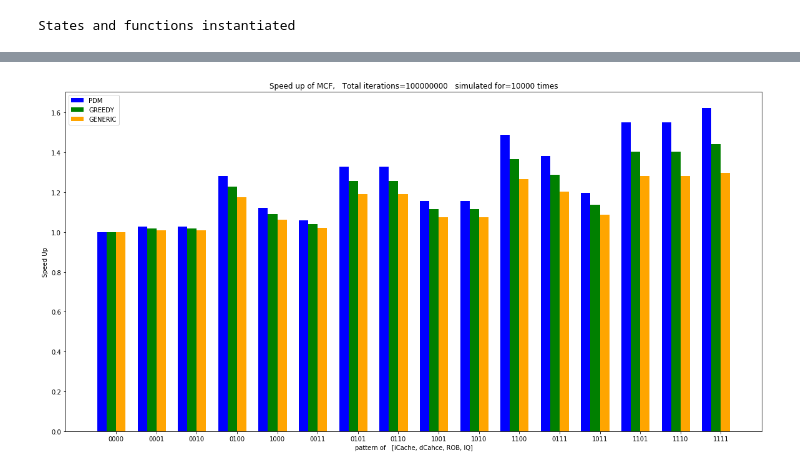
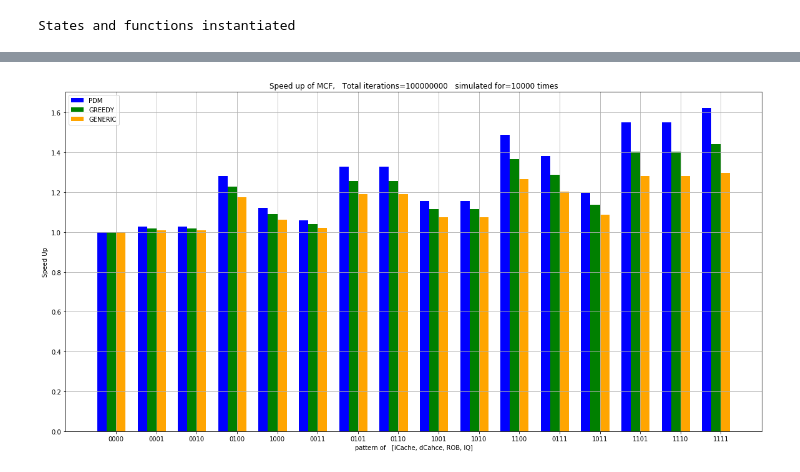
Before and after one commit to ManojGopale/StateMachine, a Jupyter notebook: runMCF.ipynb, the cells around one changed output, grey strips where cells are left out. Saved outputs shown, nothing was run; the diff lists cells and outputs as text; code cells hidden in the pictures.

```diff
--- a/runMCF.ipynb
+++ b/runMCF.ipynb
@@ -1102,31 +1102,32 @@ width = 0.35 #width of each bar
 #ax.set_xticks(index+1.5*width)
 #ax.set_xticklabels(('0000', '0001', '0010', '0011',\
 #                    '0100', '0101', '0110', '0111',\
 #                    '1000', '1001', '1010', '1011',\
 #                    '1100', '1101', '1110', '1111'))
 #ax.legend((rect1[0], rect2[0], rect3[0]), ('PDM', 'GREEDY', 'GENERIC'))
 
 fig = plt.figure(figsize=(20,10))
 rect1 = plt.bar(index, PDM_OPT, width, color='b')
 rect2 = plt.bar(index+width, GREEDY_OPT, width, color='g')
 rect3 = plt.bar(index+2*width, GENERIC_OPT, width, color='orange')
 
 tickLabel = (('0000', '0001', '0010', '0100', '1000',\
             '0011', '0101', '0110', '1001', '1010', '1100',\
             '0111', '1011', '1101', '1110',\
             '1111'))
 
 ## Adding labels and titles
 plt.ylabel('Speed Up')
 plt.xlabel('pattern of   [iCache, dCahce, ROB, IQ]')
 
 title = 'Speed up of MCF,   Total iterations=' + str(N) + '   simulated for=' + str(NUMBER_OF_ITERATION) + ' times'
 plt.title(title)
 plt.xticks(index+1.5*width, tickLabel)
 
 plt.legend((rect1[0], rect2[0], rect3[0]), ('PDM', 'GREEDY', 'GENERIC'))
+plt.grid()
 
 plt.show()
 fig.savefig('MCF.png')
 # %% [output]
-[figure, old version]
+[figure, new version]
```
Also changed, not shown: parts of 2 cells of this notebook, 3 other files.
